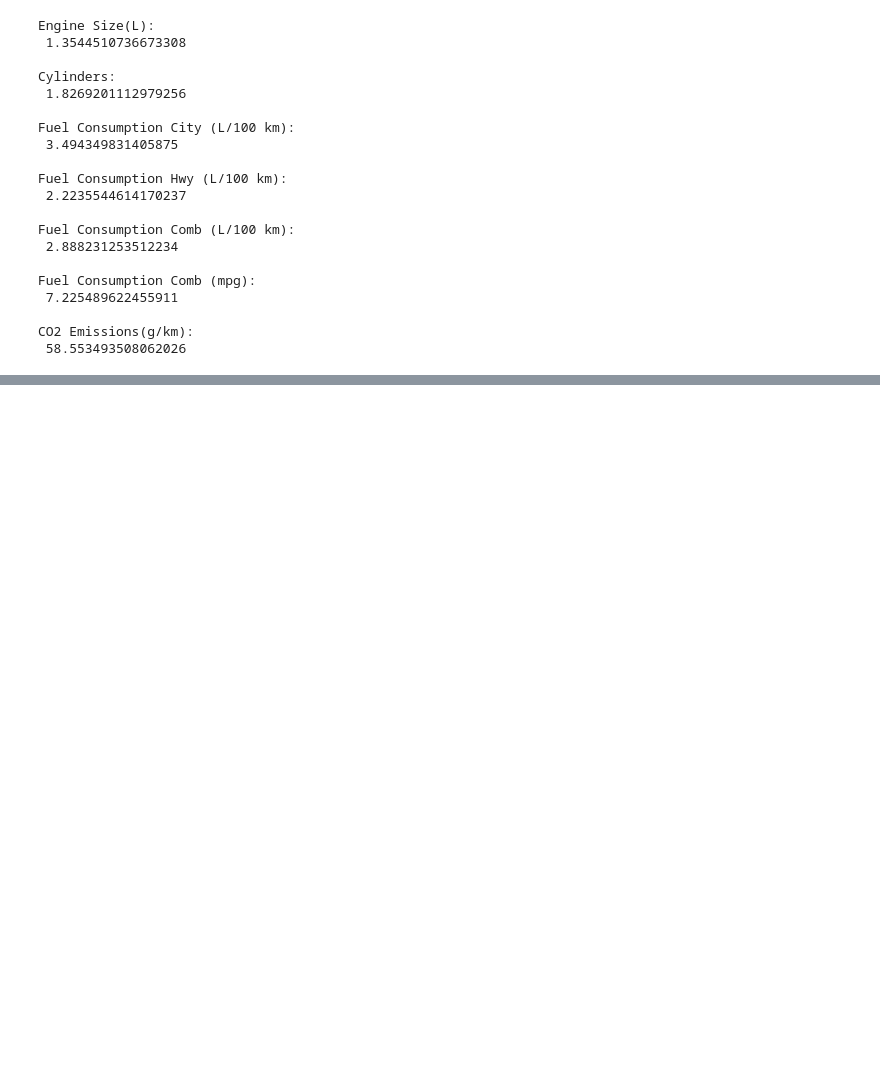
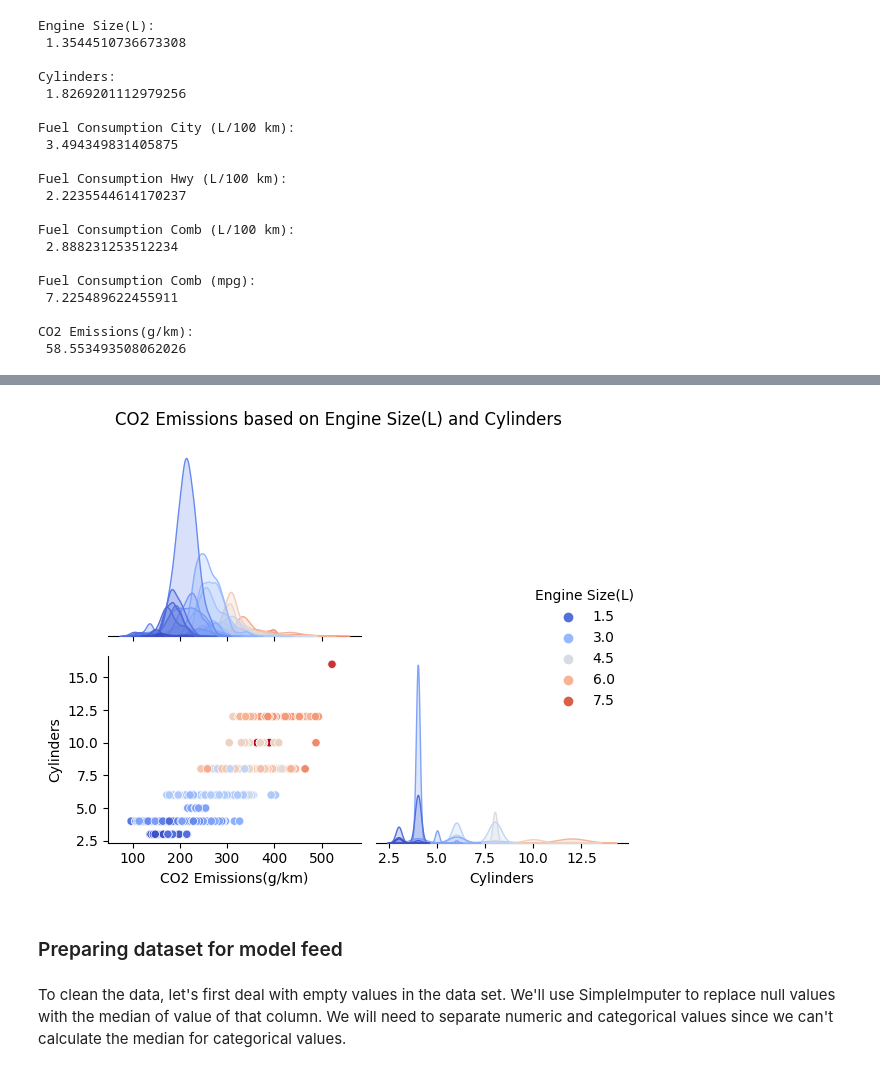
Before and after one commit to lauxpaux/cleanestCars, a Jupyter notebook: exploratory-data-analysis.ipynb, the cells around one changed output, grey strips where cells are left out. Saved outputs shown, nothing was run; the diff lists cells and outputs as text; code cells hidden in the pictures; blank space fills up the shorter version.

Commit message:
assigned median values to null rows using imputer, separated numerical and categorical features, still need to transform categorical features for model feeding

```diff
--- a/exploratory-data-analysis.ipynb
+++ b/exploratory-data-analysis.ipynb
@@ -214,0 +218,12 @@ save_fig('scatter_plot_cylinder_highlight')
+# %%
+#Engine size information
+engn = ['Engine Size(L)','CO2 Emissions(g/km)', 'Cylinders']
+
+# print(data[engn])
+engn_data = sns.pairplot(data[engn], hue='Engine Size(L)', corner=True, palette='coolwarm')
+engn_data.fig.suptitle('CO2 Emissions based on Engine Size(L) and Cylinders');
+save_fig('Scatter_plot_engine_size_CO2')
+# %% [output]
+[figure, added]
+# %% [markdown]
+###  Preparing dataset for model feed
@@ -214,0 +233,2 @@ save_fig('scatter_plot_cylinder_highlight')
+# %% [markdown]
+To clean the data, let's first deal with empty values in the data set. We'll use SimpleImputer to replace null values with the median of value of that column. We will need to separate numeric and categorical values since we can't calculate the median for categorical values.
```
Also changed, not shown: parts of 17 cells of this notebook, 3 other files.
